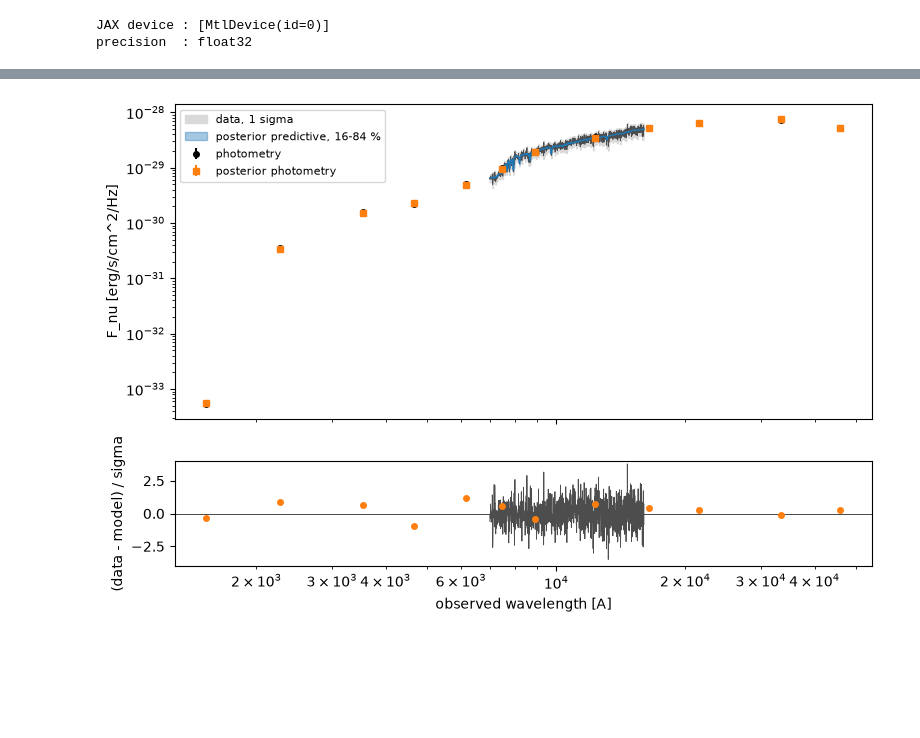
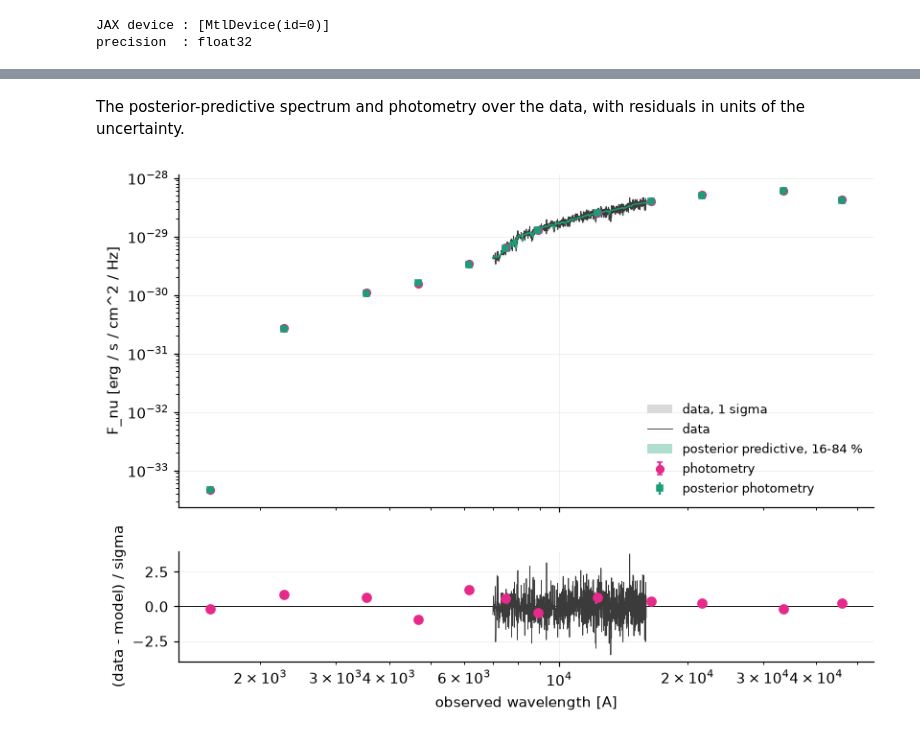
Before and after one commit to Espe13/ceridwen, a Jupyter notebook: examples/apple_gpu_mock_fit.ipynb, the cells around one changed output, grey strips where cells are left out. Saved outputs shown, nothing was run; the diff lists cells and outputs as text; code cells hidden in the pictures; blank space fills up the shorter version.

Commit message:
examples: four mock-fit notebooks (photometry, lines, spectrum, spectrum + photometry)
Co-Authored-By: Claude Fable 5.1 <noreply@anthropic.com>

```diff
--- a/examples/apple_gpu_mock_fit.ipynb
+++ b/examples/apple_gpu_mock_fit.ipynb
@@ -98,16 +116,0 @@ obs = observations(phot_obs, phot_err, spec_obs, spec_err)
-# %%
-MAGGIE_TO_CGS = 3631e-23                          # 1 maggie = 3631 Jy = 3.631e-20 erg/s/cm^2/Hz
-wave_eff = np.array([f.wave_effective for f in obs[0].filters])
-
-fig, ax = plt.subplots(figsize=(9, 4.2))
-ax.fill_between(WAVE_OBS, spec_obs - spec_err, spec_obs + spec_err, color="0.8", label="spectrum, 1 sigma")
-ax.plot(WAVE_OBS, spec_obs, color="0.3", lw=0.7, label="mock spectrum")
-ax.plot(WAVE_OBS, np.asarray(true["spec"]), color="C3", lw=1.0, label="truth")
-ax.errorbar(wave_eff, phot_obs * MAGGIE_TO_CGS, yerr=phot_err * MAGGIE_TO_CGS, fmt="o", color="C0",
-            ms=5, label="mock photometry")
-ax.set_xscale("log"); ax.set_yscale("log")
-ax.set_xlabel("observed wavelength [A]"); ax.set_ylabel("F_nu [erg/s/cm^2/Hz]")
-ax.set_title(f"mock galaxy at z = {ZRED}: log M = {float(TRUTH['logmass'][0]):.1f}, "
-             f"logzsol = {float(TRUTH['logzsol'][0]):.1f}, tau_V = {float(TRUTH['diffuse_tau_kc'][0]):.1f}")
-ax.legend(loc="lower right", fontsize=8)
-plt.show()
@@ -126,6 +150,5 @@ float32 `ln Z` is 1-2 nats below the float64 value of the same data (`docs/mac_g
 # %%
-model = model_for(obs, {k: jnp.zeros_like(v) + jnp.array([10.0]) if k == "logmass" else jnp.zeros_like(v)
-                        for k, v in TRUTH.items()})
+model = model_for(obs, START)
 
 result = fitSED(model, sampler="nested", rng_key=jax.random.PRNGKey(0),
                 sampler_kwargs={"num_live": 200, "num_delete": 40, "num_inner_steps": 30},
@@ -248,22 +406,20 @@ plt.tight_layout(); plt.show()
+# %% [markdown]
+The posterior-predictive spectrum and photometry over the data, with residuals in units of the uncertainty.
 # %%
-spec_draws = np.asarray(out["prediction"]["spectra"]["spec"])
-phot_draws = np.asarray(out["prediction"]["photometry"]["phot"])
-s16, s50, s84 = np.percentile(spec_draws, [16, 50, 84], axis=0)
-p16, p50, p84 = np.percentile(phot_draws, [16, 50, 84], axis=0)
-
-fig, (ax, res) = plt.subplots(2, 1, figsize=(9, 6), sharex=True, gridspec_kw={"height_ratios": [3, 1]})
-ax.fill_between(WAVE_OBS, spec_obs - spec_err, spec_obs + spec_err, color="0.85", label="data, 1 sigma")
-ax.plot(WAVE_OBS, spec_obs, color="0.3", lw=0.6)
-ax.fill_between(WAVE_OBS, s16, s84, color="C0", alpha=0.4, label="posterior predictive, 16-84 %")
-ax.plot(WAVE_OBS, s50, color="C0", lw=1.0)
-ax.errorbar(wave_eff, phot_obs * MAGGIE_TO_CGS, yerr=phot_err * MAGGIE_TO_CGS, fmt="o", color="k", ms=4, label="photometry")
+s16, s50, s84 = np.percentile(np.asarray(out["prediction"]["spectra"]["spec"]), [16, 50, 84], axis=0)
+p16, p50, p84 = np.percentile(np.asarray(out["prediction"]["photometry"]["phot"]), [16, 50, 84], axis=0)
+fig, (ax, res) = plt.subplots(2, 1, figsize=(8.5, 6), sharex=True, gridspec_kw={"height_ratios": [3, 1]})
+plot_spectrum(ax, WAVE_OBS, spec_obs, spec_err, "data")
+ax.fill_between(WAVE_OBS, s16, s84, color=COLOUR["posterior"], alpha=0.35, lw=0, label="posterior predictive, 16-84 %")
+ax.plot(WAVE_OBS, s50, color=COLOUR["posterior"], lw=0.9)
+plot_photometry(ax, wave_eff, phot_obs, phot_err, color=COLOUR["photometry"], label="photometry")
 ax.errorbar(wave_eff, p50 * MAGGIE_TO_CGS, yerr=[(p50 - p16) * MAGGIE_TO_CGS, (p84 - p50) * MAGGIE_TO_CGS],
-            fmt="s", color="C1", ms=4, label="posterior photometry")
-ax.set_xscale("log"); ax.set_yscale("log"); ax.set_ylabel("F_nu [erg/s/cm^2/Hz]"); ax.legend(fontsize=8)
-res.axhline(0, color="k", lw=0.5)
-res.plot(WAVE_OBS, (spec_obs - s50) / spec_err, color="0.3", lw=0.6)
-res.plot(wave_eff, (phot_obs - p50) / phot_err, "o", color="C1", ms=4)
+            fmt="s", ms=4, color=COLOUR["posterior"], label="posterior photometry")
+sed_axes(ax); ax.set_xlabel(""); ax.legend(loc="lower right")
+res.axhline(0, color="k", lw=0.6)
+res.plot(WAVE_OBS, (spec_obs - s50) / spec_err, color=COLOUR["data"], lw=0.5)
+res.plot(wave_eff, (phot_obs - p50) / phot_err, "o", color=COLOUR["photometry"])
 res.set_ylim(-4, 4); res.set_ylabel("(data - model) / sigma"); res.set_xlabel("observed wavelength [A]")
 plt.show()
 # %% [output]
-[figure, old version]
+[figure, new version]
```
Also changed, not shown: parts of 22 cells of this notebook, 7 other files.
